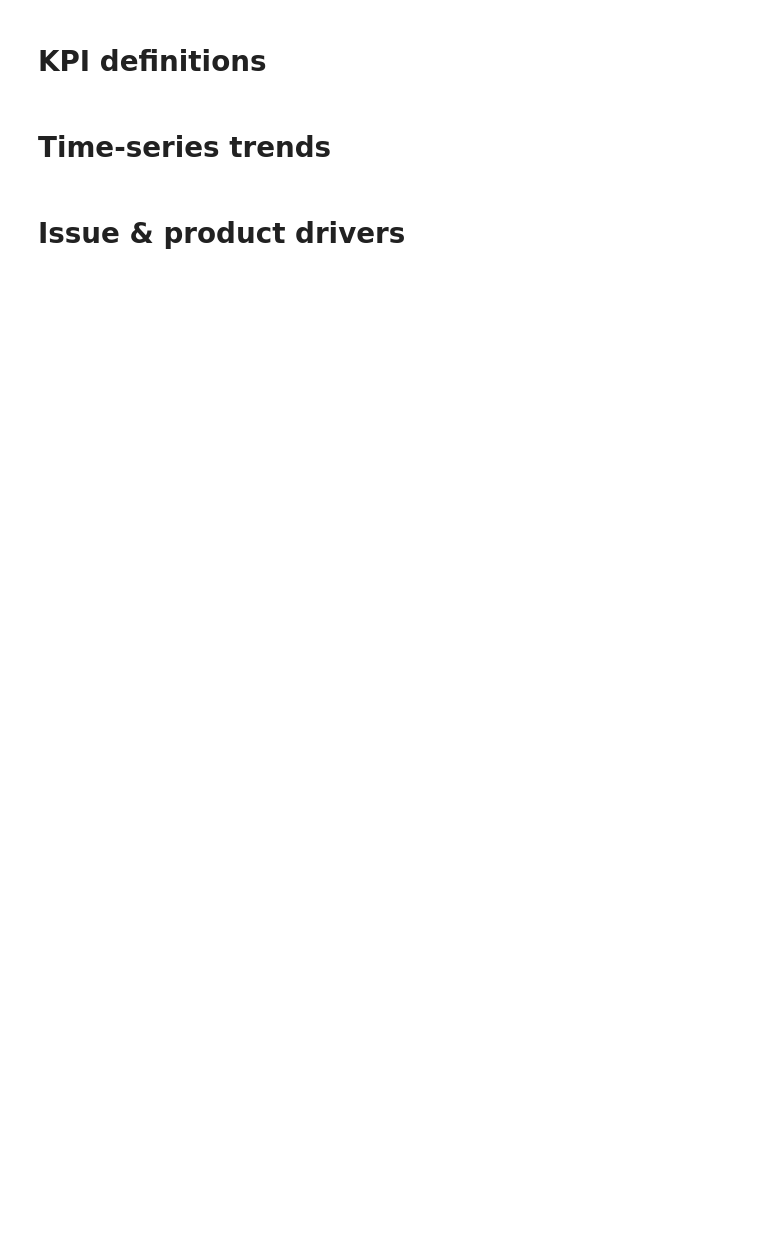
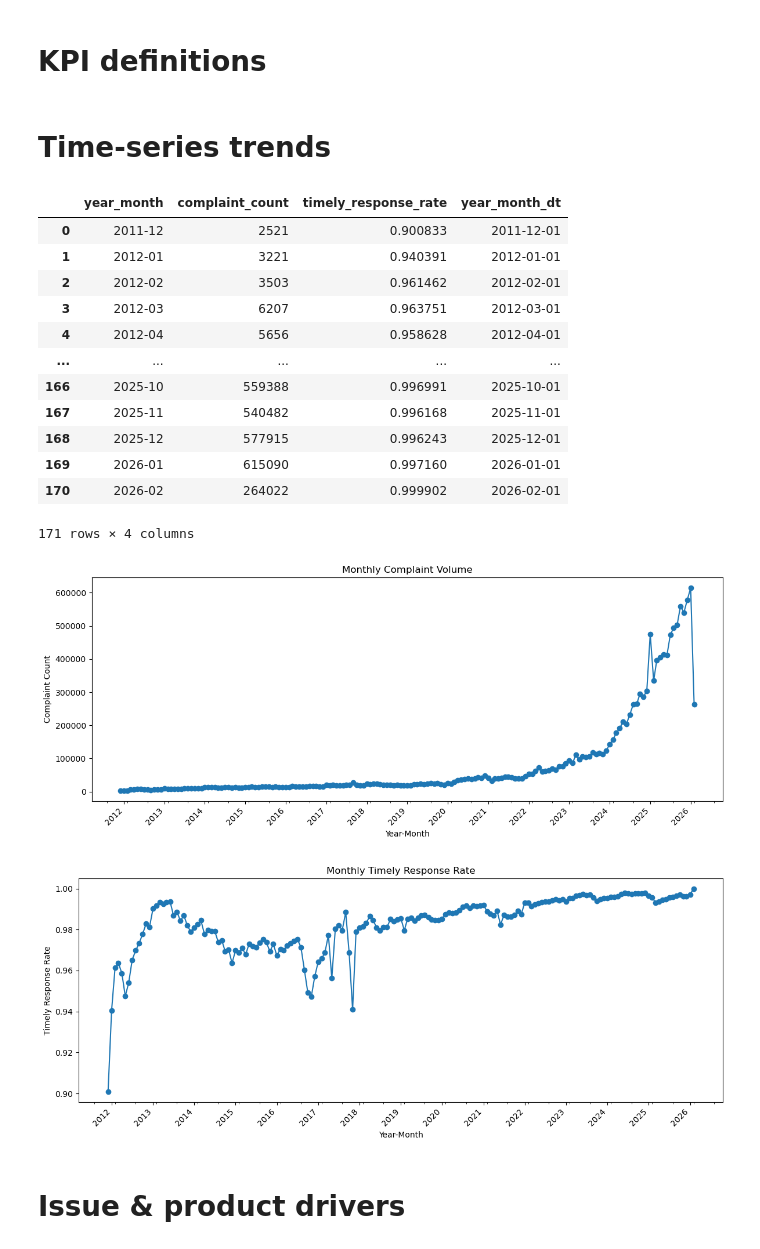
Before and after one commit to anair2163/OnlineRetailRevenueLeakage, a Jupyter notebook: notebooks/revenue_leakage_risk_mitigation_cfpb.ipynb, the cells around one changed output. Drawn from its saved outputs; the diff is of its cells as text; code cells hidden in the pictures; blank space fills up the shorter version.

Commit message:
Save notebook outputs for GitHub rendering

```diff
--- a/notebooks/revenue_leakage_risk_mitigation_cfpb.ipynb
+++ b/notebooks/revenue_leakage_risk_mitigation_cfpb.ipynb
@@ -212,73 +255,60 @@ FROM complaints_us
 GROUP BY 1
 ORDER BY 1
 """
 
 timely_select = ""
 if "Timely response?" in df_columns:
     timely_select = ", AVG(CASE WHEN \"Timely response?\" = 'Yes' THEN 1.0 WHEN \"Timely response?\" = 'No' THEN 0.0 ELSE NULL END) AS timely_response_rate"
 
 monthly_table = con.execute(monthly_query.format(timely_select=timely_select)).df()
 monthly_table["year_month_dt"] = pd.to_datetime(monthly_table["year_month"], format="%Y-%m")
 
 # Optional: drop the latest month if it is incomplete and creates an artificial dip.
 # latest_complete_cutoff = pd.Timestamp.today().to_period("M").to_timestamp()
 # monthly_table = monthly_table[monthly_table["year_month_dt"] < latest_complete_cutoff].copy()
 
 display(monthly_table)
 
-# If the widget does not render, users may need to run `%pip install ipywidgets`
-# and restart the kernel before rerunning this cell.
-available_years = sorted(monthly_table["year_month_dt"].dt.year.unique().tolist())
-
-def plot_monthly_volume(year_range):
-    start_year, end_year = year_range
-    if start_year > end_year:
-        print("Invalid selection: start year must be less than or equal to end year.")
-        return
-
-    filtered_monthly = monthly_table[
-        monthly_table["year_month_dt"].dt.year.between(start_year, end_year)
-    ].copy()
-
-    if filtered_monthly.empty:
-        print("No monthly complaint data falls within the selected year range.")
-        return
-
-    fig, ax = plt.subplots(figsize=(12, 5))
-    ax.plot(filtered_monthly["year_month_dt"], filtered_monthly["complaint_count"], marker="o")
-    ax.set_title("Monthly Complaint Volume")
-    ax.set_xlabel("Year-Month")
-    ax.set_ylabel("Complaint Count")
-    ax.xaxis.set_major_locator(mdates.YearLocator())
-    ax.xaxis.set_major_formatter(mdates.DateFormatter("%Y"))
-    ax.xaxis.set_minor_locator(mdates.MonthLocator(interval=6))
-    plt.xticks(rotation=45, ha="right")
-    plt.tight_layout()
-    plt.show()
-
-year_range_slider = widgets.IntRangeSlider(
-    value=(available_years[0], available_years[-1]),
-    min=available_years[0],
-    max=available_years[-1],
-    step=1,
-    description="Years",
-    continuous_update=False,
-)
-
-display(widgets.interactive(plot_monthly_volume, year_range=year_range_slider))
+fig, ax = plt.subplots(figsize=(12, 5))
+ax.plot(monthly_table["year_month_dt"], monthly_table["complaint_count"], marker="o")
+ax.set_title("Monthly Complaint Volume")
+ax.set_xlabel("Year-Month")
+ax.set_ylabel("Complaint Count")
+ax.xaxis.set_major_locator(mdates.YearLocator())
+ax.xaxis.set_major_formatter(mdates.DateFormatter("%Y"))
+ax.xaxis.set_minor_locator(mdates.MonthLocator(interval=6))
+plt.xticks(rotation=45, ha="right")
+plt.tight_layout()
+plt.show()
 
 if "timely_response_rate" in monthly_table.columns:
     fig, ax = plt.subplots(figsize=(12, 5))
     ax.plot(monthly_table["year_month_dt"], monthly_table["timely_response_rate"], marker="o")
     ax.set_title("Monthly Timely Response Rate")
     ax.set_xlabel("Year-Month")
     ax.set_ylabel("Timely Response Rate")
     ax.xaxis.set_major_locator(mdates.YearLocator())
     ax.xaxis.set_major_formatter(mdates.DateFormatter("%Y"))
     ax.xaxis.set_minor_locator(mdates.MonthLocator(interval=6))
     plt.xticks(rotation=45, ha="right")
     plt.tight_layout()
     plt.show()
+# %% [output]
+|  | year_month | complaint_count | timely_response_rate | year_month_dt |
+| 0 | 2011-12 | 2521 | 0.900833 | 2011-12-01 |
+| 1 | 2012-01 | 3221 | 0.940391 | 2012-01-01 |
+| 2 | 2012-02 | 3503 | 0.961462 | 2012-02-01 |
+| 3 | 2012-03 | 6207 | 0.963751 | 2012-03-01 |
+| 4 | 2012-04 | 5656 | 0.958628 | 2012-04-01 |
+| ... | ... | ... | ... | ... |
+| 166 | 2025-10 | 559388 | 0.996991 | 2025-10-01 |
+| 167 | 2025-11 | 540482 | 0.996168 | 2025-11-01 |
+| 168 | 2025-12 | 577915 | 0.996243 | 2025-12-01 |
+| 169 | 2026-01 | 615090 | 0.997160 | 2026-01-01 |
+| 170 | 2026-02 | 264022 | 0.999902 | 2026-02-01 |
+171 rows × 4 columns
+[figure, added]
+[figure, added]
 # %% [markdown]
 # Issue & product drivers
 # %%
```
Also changed, not shown: parts of 9 cells of this notebook.
